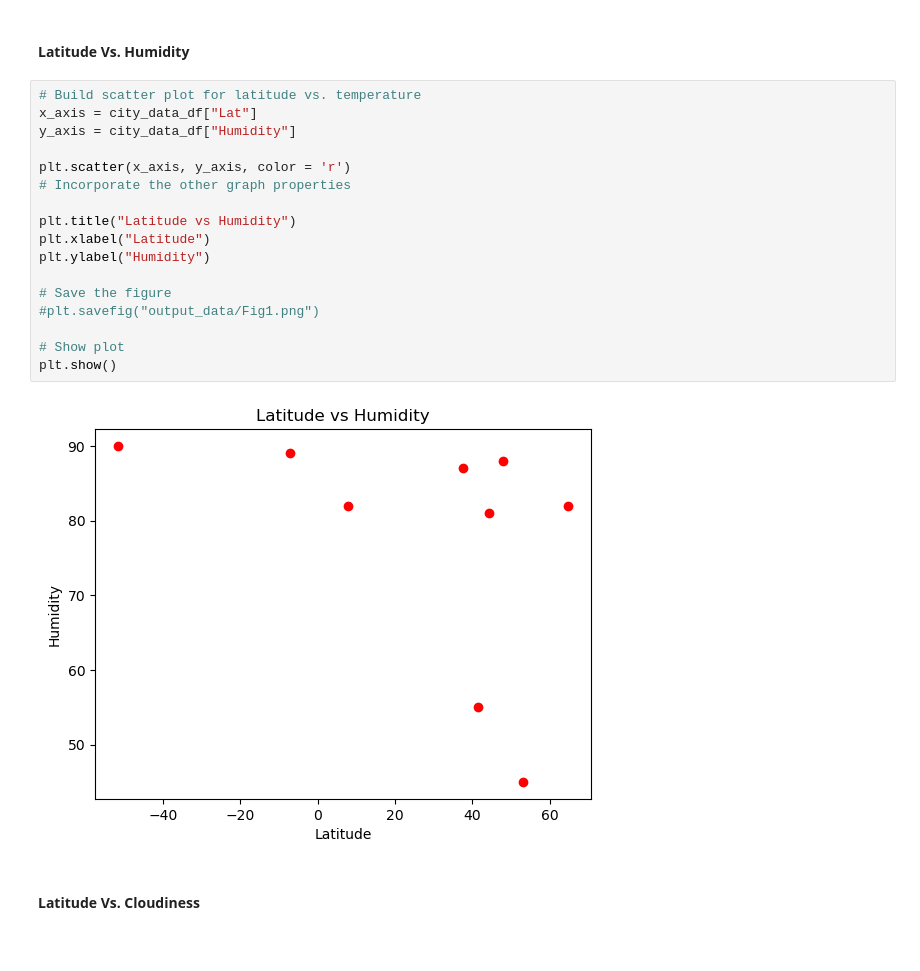
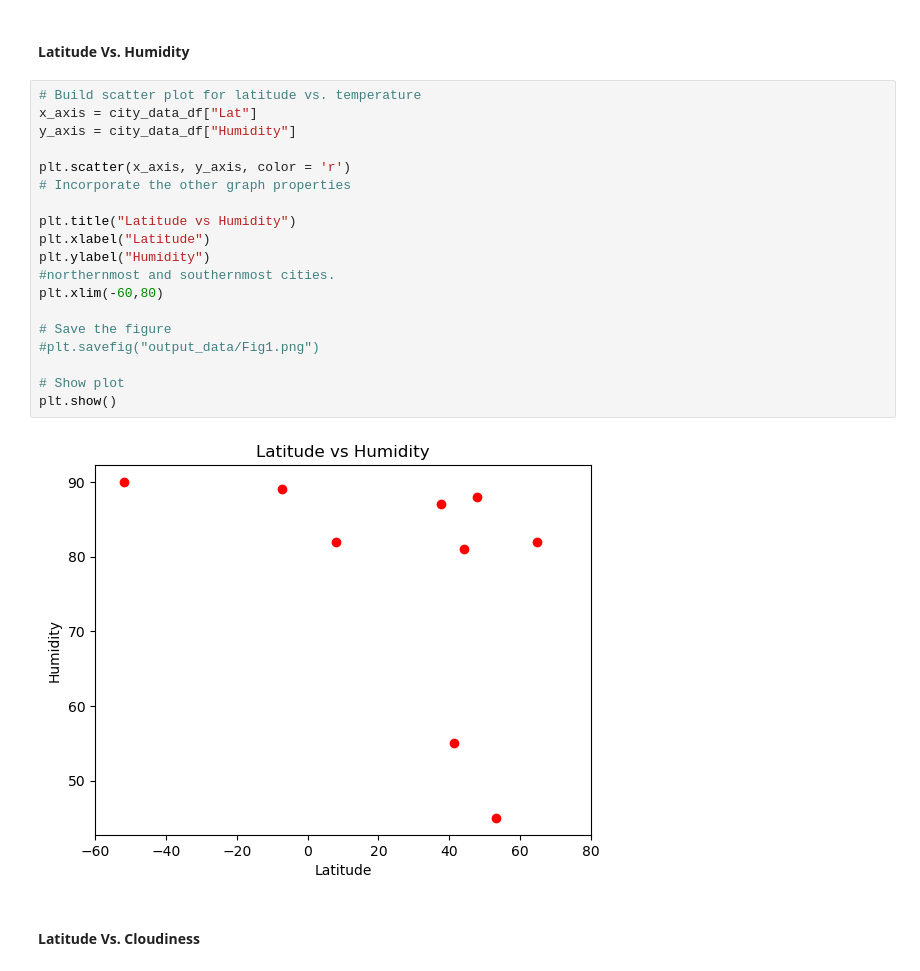
Before and after one commit to linderkm/python-api-challenge, a Jupyter notebook: weatherpy/WeatherPy.ipynb, the cells around one changed output. Cells and saved outputs as stored; diff of their text form.

```diff
--- a/weatherpy/WeatherPy.ipynb
+++ b/weatherpy/WeatherPy.ipynb
@@ -233,22 +235,24 @@ plt.show()
 # %%
 # Build scatter plot for latitude vs. temperature
 x_axis = city_data_df["Lat"]
 y_axis = city_data_df["Humidity"]
 
 plt.scatter(x_axis, y_axis, color = 'r')
 # Incorporate the other graph properties
 
 plt.title("Latitude vs Humidity")
 plt.xlabel("Latitude")
 plt.ylabel("Humidity")
+#northernmost and southernmost cities.
+plt.xlim(-60,80)
 
 # Save the figure
 #plt.savefig("output_data/Fig1.png")
 
 # Show plot
 plt.show()
 # %% [output]
-[figure, old version]
+[figure, new version]
 # %% [markdown]
 #### Latitude Vs. Cloudiness
 # %%
```
Also changed, not shown: parts of 12 cells of this notebook, 1 other file.
